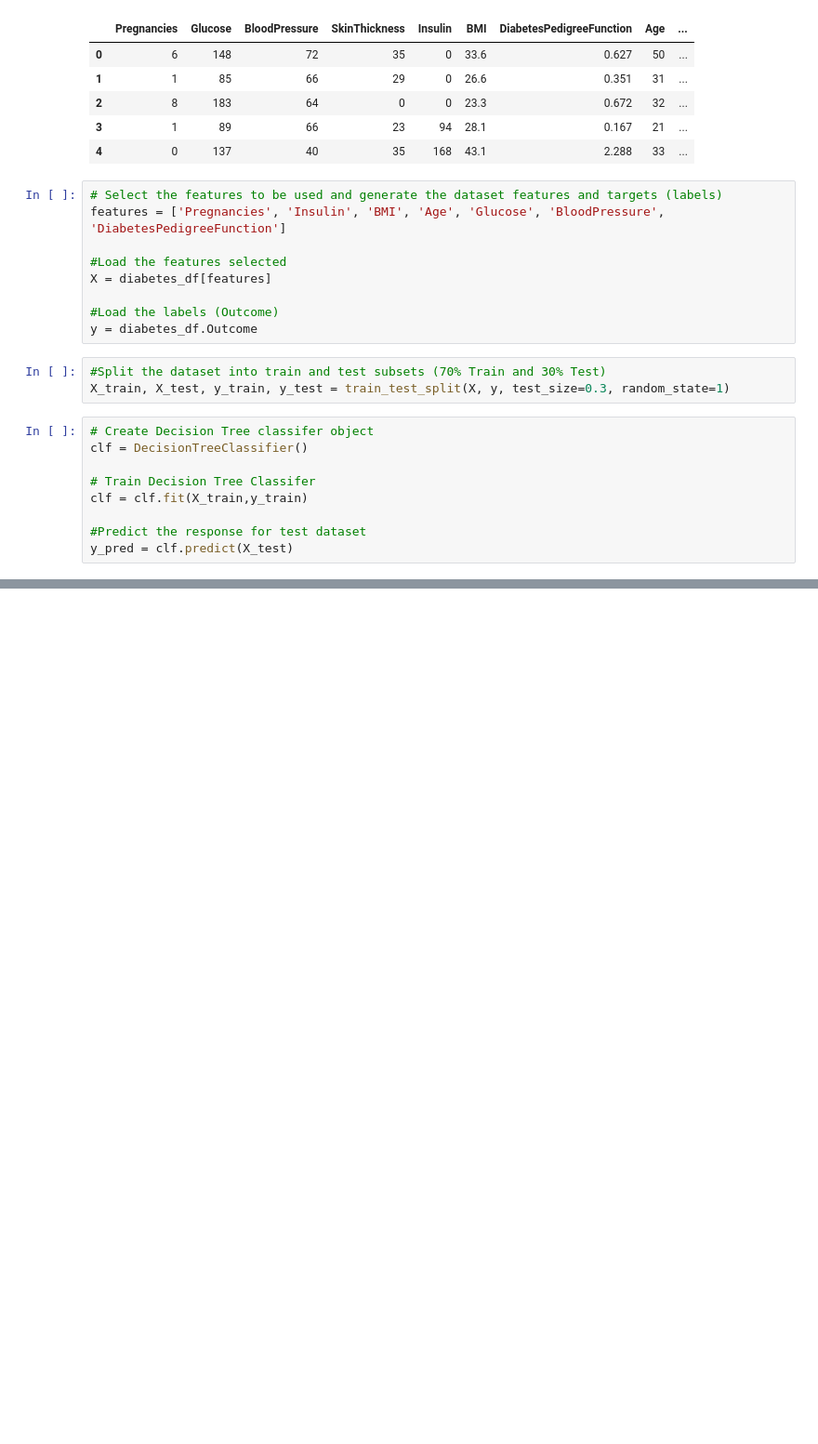
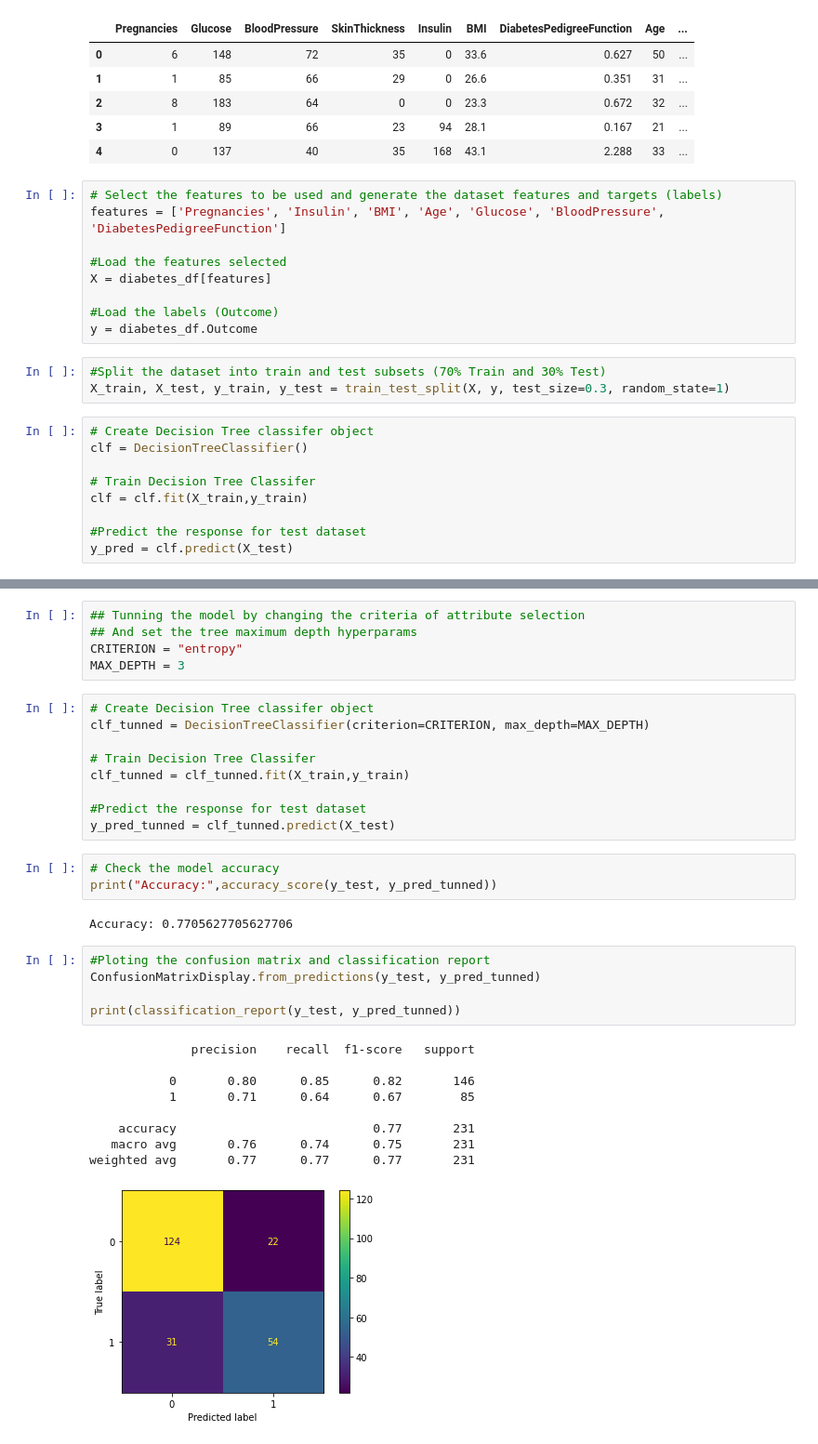
Before and after one commit to CostaDiego/economy_ml_review, a Jupyter notebook: arvore_decisao/arvore_decisao.ipynb, the cells around one changed output, grey strips where cells are left out. Shown at 93% size. Saved outputs shown, nothing was run; the diff lists cells and outputs as text; blank space fills up the shorter version.

Commit message:
Feat(arvore_decisao): Add tunning of hyperparams

```diff
--- a/arvore_decisao/arvore_decisao.ipynb
+++ b/arvore_decisao/arvore_decisao.ipynb
@@ -91,0 +93,34 @@ Image(graph.create_png())
+# %%
+## Tunning the model by changing the criteria of attribute selection
+## And set the tree maximum depth hyperparams
+CRITERION = "entropy"
+MAX_DEPTH = 3
+# %%
+# Create Decision Tree classifer object
+clf_tunned = DecisionTreeClassifier(criterion=CRITERION, max_depth=MAX_DEPTH)
+
+# Train Decision Tree Classifer
+clf_tunned = clf_tunned.fit(X_train,y_train)
+
+#Predict the response for test dataset
+y_pred_tunned = clf_tunned.predict(X_test)
+# %%
+# Check the model accuracy
+print("Accuracy:",accuracy_score(y_test, y_pred_tunned))
+# %% [output]
+Accuracy: 0.7705627705627706
+# %%
+#Ploting the confusion matrix and classification report
+ConfusionMatrixDisplay.from_predictions(y_test, y_pred_tunned)
+
+print(classification_report(y_test, y_pred_tunned))
+# %% [output]
+              precision    recall  f1-score   support
+
+           0       0.80      0.85      0.82       146
+           1       0.71      0.64      0.67        85
+
+    accuracy                           0.77       231
+   macro avg       0.76      0.74      0.75       231
+weighted avg       0.77      0.77      0.77       231
+[figure, added]
```
Also changed, not shown: parts of 5 cells of this notebook.
